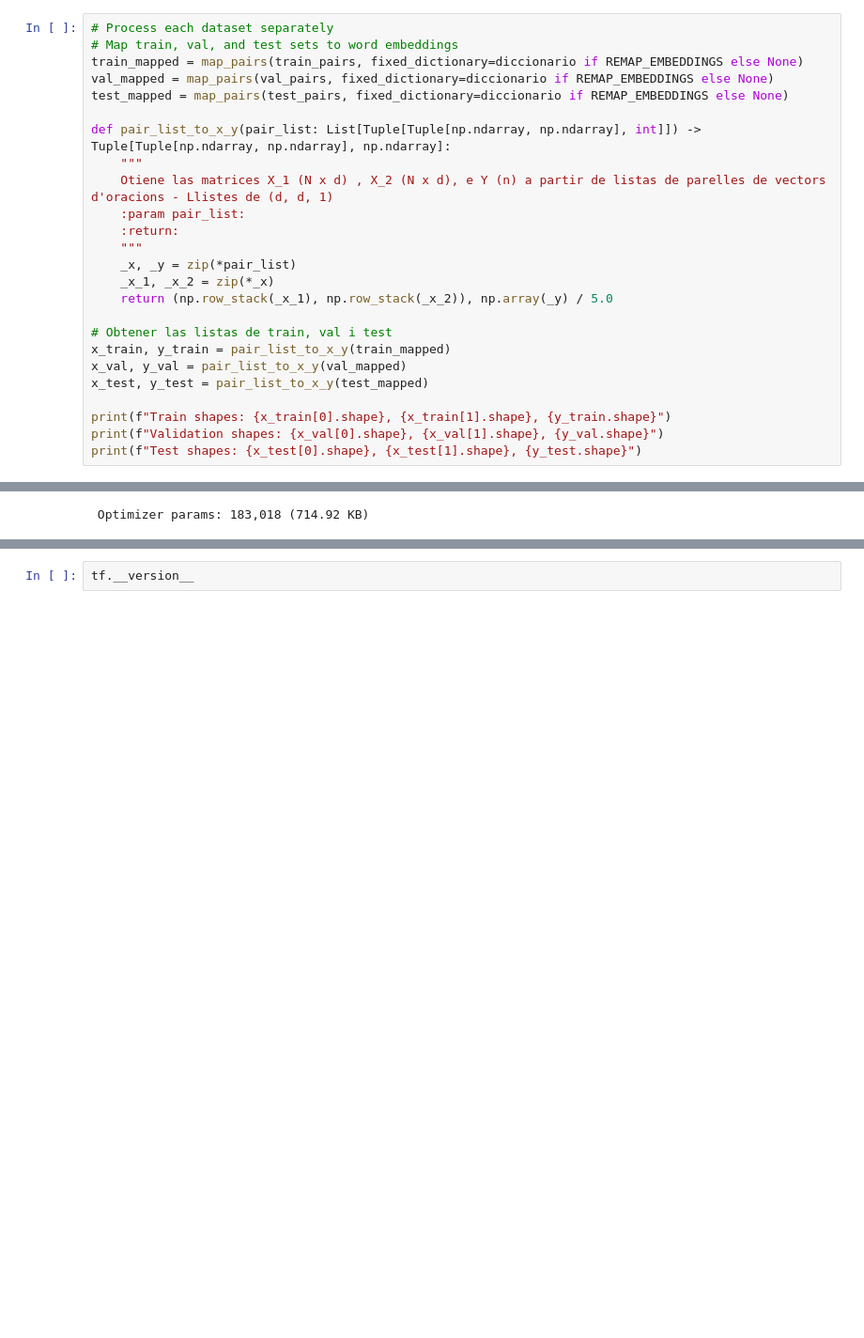
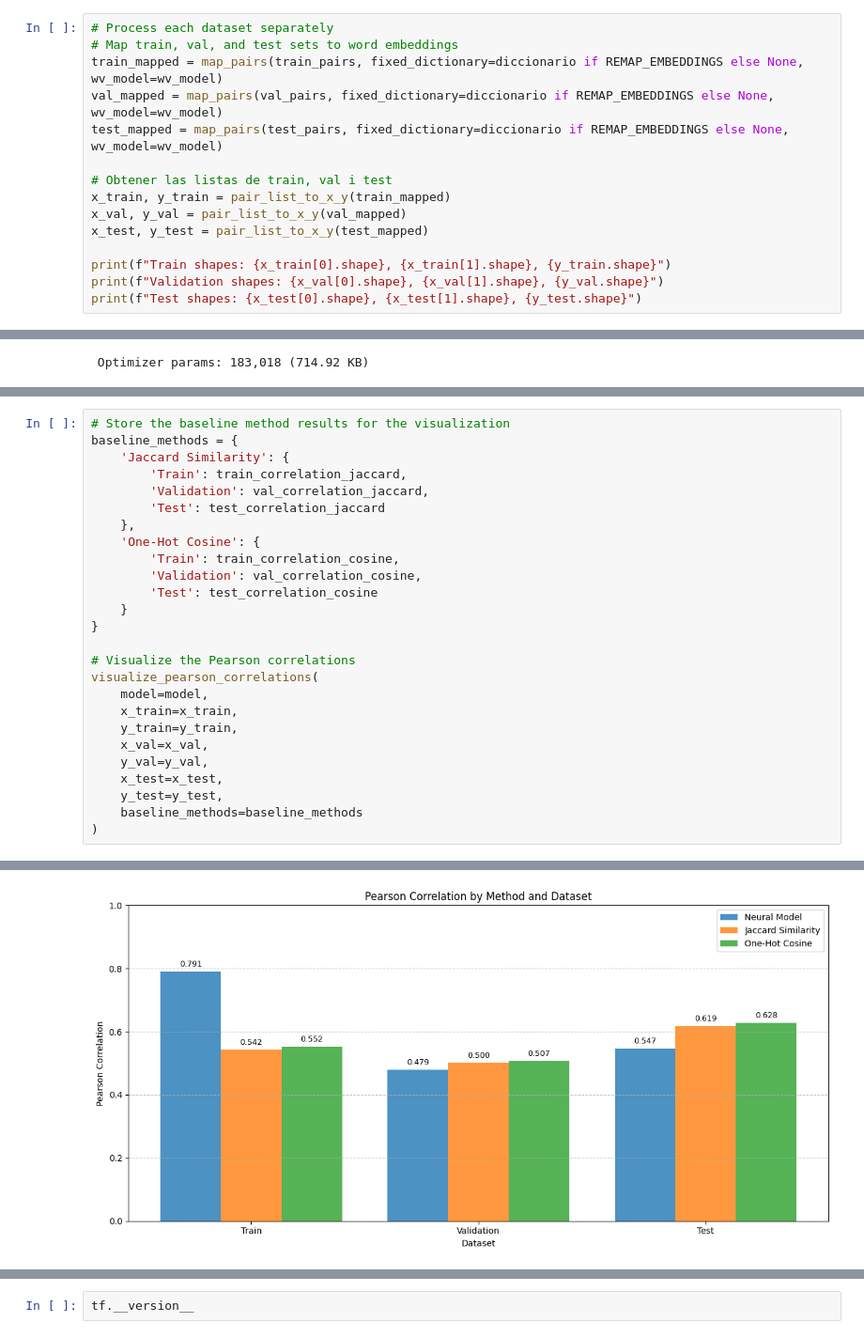
Before and after one commit to TaliaPr/Semantic-Text-Similarity, a Jupyter notebook: sequence_model.ipynb, the cells around one changed output, grey strips where cells are left out. Shown at 94% size. Drawn from its saved outputs; the diff is of its cells as text; blank space fills up the shorter version.

```diff
--- a/sequence_model.ipynb
+++ b/sequence_model.ipynb
@@ -300,19 +163,9 @@ len(mapped)
 # %%
 # Process each dataset separately
 # Map train, val, and test sets to word embeddings
-train_mapped = map_pairs(train_pairs, fixed_dictionary=diccionario if REMAP_EMBEDDINGS else None)
-val_mapped = map_pairs(val_pairs, fixed_dictionary=diccionario if REMAP_EMBEDDINGS else None)
-test_mapped = map_pairs(test_pairs, fixed_dictionary=diccionario if REMAP_EMBEDDINGS else None)
-
-def pair_list_to_x_y(pair_list: List[Tuple[Tuple[np.ndarray, np.ndarray], int]]) -> Tuple[Tuple[np.ndarray, np.ndarray], np.ndarray]:
-    """
-    Otiene las matrices X_1 (N x d) , X_2 (N x d), e Y (n) a partir de listas de parelles de vectors d'oracions - Llistes de (d, d, 1)
-    :param pair_list:
-    :return:
-    """
-    _x, _y = zip(*pair_list)
-    _x_1, _x_2 = zip(*_x)
-    return (np.row_stack(_x_1), np.row_stack(_x_2)), np.array(_y) / 5.0
+train_mapped = map_pairs(train_pairs, fixed_dictionary=diccionario if REMAP_EMBEDDINGS else None, wv_model=wv_model)
+val_mapped = map_pairs(val_pairs, fixed_dictionary=diccionario if REMAP_EMBEDDINGS else None, wv_model=wv_model)
+test_mapped = map_pairs(test_pairs, fixed_dictionary=diccionario if REMAP_EMBEDDINGS else None, wv_model=wv_model)
 
 # Obtener las listas de train, val i test
 x_train, y_train = pair_list_to_x_y(train_mapped)
@@ -606,0 +285,27 @@ Correlación de Pearson: 0.7141764493478945
+# %%
+# Store the baseline method results for the visualization
+baseline_methods = {
+    'Jaccard Similarity': {
+        'Train': train_correlation_jaccard,
+        'Validation': val_correlation_jaccard,
+        'Test': test_correlation_jaccard
+    },
+    'One-Hot Cosine': {
+        'Train': train_correlation_cosine,
+        'Validation': val_correlation_cosine,
+        'Test': test_correlation_cosine
+    }
+}
+
+# Visualize the Pearson correlations
+visualize_pearson_correlations(
+    model=model,
+    x_train=x_train,
+    y_train=y_train,
+    x_val=x_val,
+    y_val=y_val,
+    x_test=x_test,
+    y_test=y_test,
+    baseline_methods=baseline_methods
+)
+# %% [output]
@@ -606,0 +318 @@ Correlación de Pearson: 0.7141764493478945
+[figure, added]
```
Also changed, not shown: parts of 31 cells of this notebook, 4 other files.
